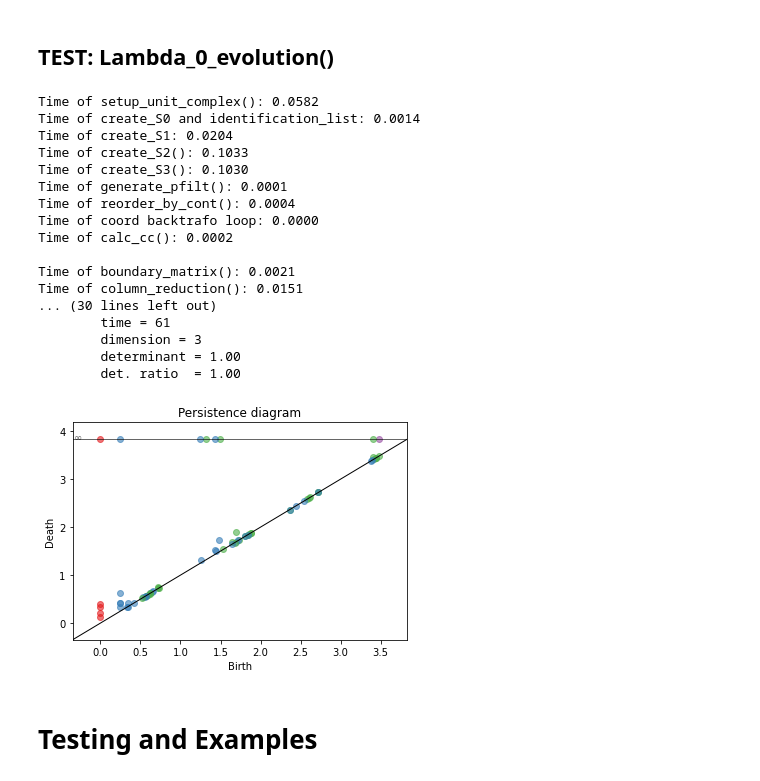
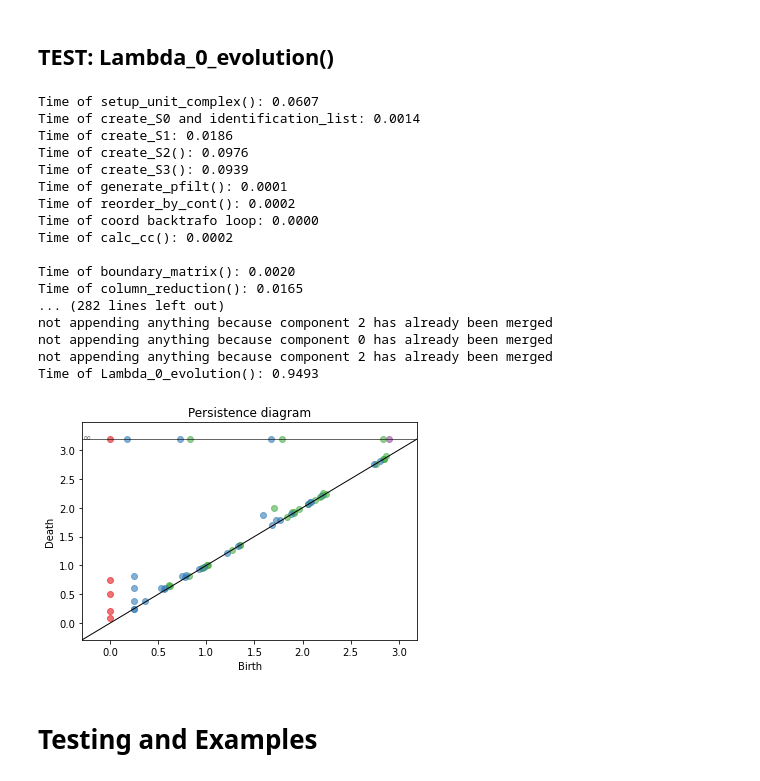
Before and after one commit to Chiara-ra/Masterthesis-Mathematics, a Jupyter notebook: Work_3d.ipynb, the cells around one changed output. Drawn from its saved outputs; the diff is of its cells as text; code cells hidden in the pictures.

```diff
--- a/Work_3d.ipynb
+++ b/Work_3d.ipynb
@@ -652,7 +637,7 @@ def calc_cc(simplex_objects):
         simplex_objects ... list of lists [S0,S1,S2,S3,S4] of all Simplex objects in periodic filtration
 
     No output. Changes the connected component attribute of all Simplex0D objects in S.
-    Hence if v is in S0, then v.cc gets updated to the correct list of connected components at each time step.
+    Hence if v is in S0, then v.component gets updated to the correct list of connected components at each time step.
     """
 
     N = sum([len(simplex_objects[i]) for i in range(4)]) # length of whole filtration
@@ -1251,48 +1220,65 @@ def Lambda_0_evolution(p_filt, N, pairs_w_reps, trafo_matrix):
+# %%
+def Lambda_0_evolution(p_filt, N, pairs_w_reps, trafo_matrix):
+    """
+    ! ! !
+    DOCUMENTATION MISSING
+    !!!
+    """
+
+    Lambda0_list = [SublatticeEvolution(comp, trafo_matrix) for comp in range(N)]
+
+
+    for t in range(len(p_filt)):
+        time_slice = TimeSlice(t, p_filt, N, pairs_w_reps)
+        time_slice.pair_update(pairs_w_reps)
+
+        for comp in range(N):
+            Lambda0_list[comp].update_timestep(t, time_slice.all_bases[comp], time_slice.merger)
+
+
+    return [Lambda0_list[comp].evolution for comp in range(N)]
 # %% [markdown]
 ## TEST:  Lambda_0_evolution()
 # %%
 from importlib import reload
 sc = reload(sc)
-N = 5
-a,b,c = 3,1,5
-points = gen_points(N,a,b,c)
-
+#N = 5
+#a,b,c = 3,1,5
+#points = gen_points(N,a,b,c)
+#
 p_filt, simplex_objects = periodic_filtration(points,a=a,b=b,c=c)
 print()
 
 top_groups, persistent_pairs = PH(p_filt, simplex_objects)
 
 print("\nBetti numbers")
 print(top_groups.H)
 
 plot_persistent_pairs(persistent_pairs)
 
 print()
 
 tic = time.perf_counter()
 trafo_matrix = np.diag([a,b,c])
 evol = Lambda_0_evolution(p_filt, N, persistent_pairs, trafo_matrix);
 toc = time.perf_counter()
 print(f"Time of Lambda_0_evolution(): {toc - tic:0.4f}")
-
-comp = 0
-print_component_evolution(comp, evol)
 # %% [output]
-Time of setup_unit_complex(): 0.0582
+Time of setup_unit_complex(): 0.0607
 Time of create_S0 and identification_list: 0.0014
-Time of create_S1: 0.0204
-Time of create_S2(): 0.1033
-Time of create_S3(): 0.1030
+Time of create_S1: 0.0186
+Time of create_S2(): 0.0976
+Time of create_S3(): 0.0939
 Time of generate_pfilt(): 0.0001
-Time of reorder_by_cont(): 0.0004
+Time of reorder_by_cont(): 0.0002
 Time of coord backtrafo loop: 0.0000
 Time of calc_cc(): 0.0002
 
-Time of boundary_matrix(): 0.0021
-Time of column_reduction(): 0.0151
-... (30 lines left out)
-        time = 61
-        dimension = 3
-        determinant = 1.00
-        det. ratio  = 1.00
+Time of boundary_matrix(): 0.0020
+Time of column_reduction(): 0.0165
+... (282 lines left out)
+not appending anything because component 2 has already been merged
+not appending anything because component 0 has already been merged
+not appending anything because component 2 has already been merged
+Time of Lambda_0_evolution(): 0.9493
-[figure, old version]
+[figure, new version]
```
Also changed, not shown: parts of 19 cells of this notebook, 2 other files.
